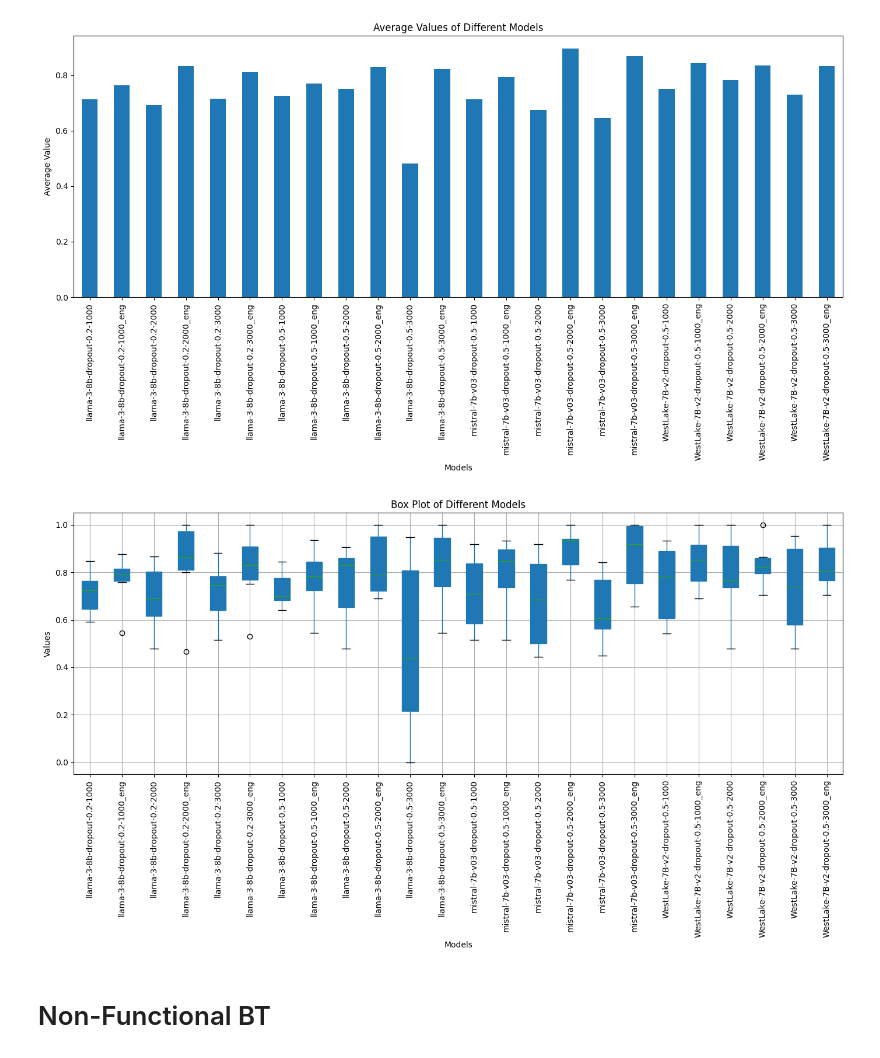
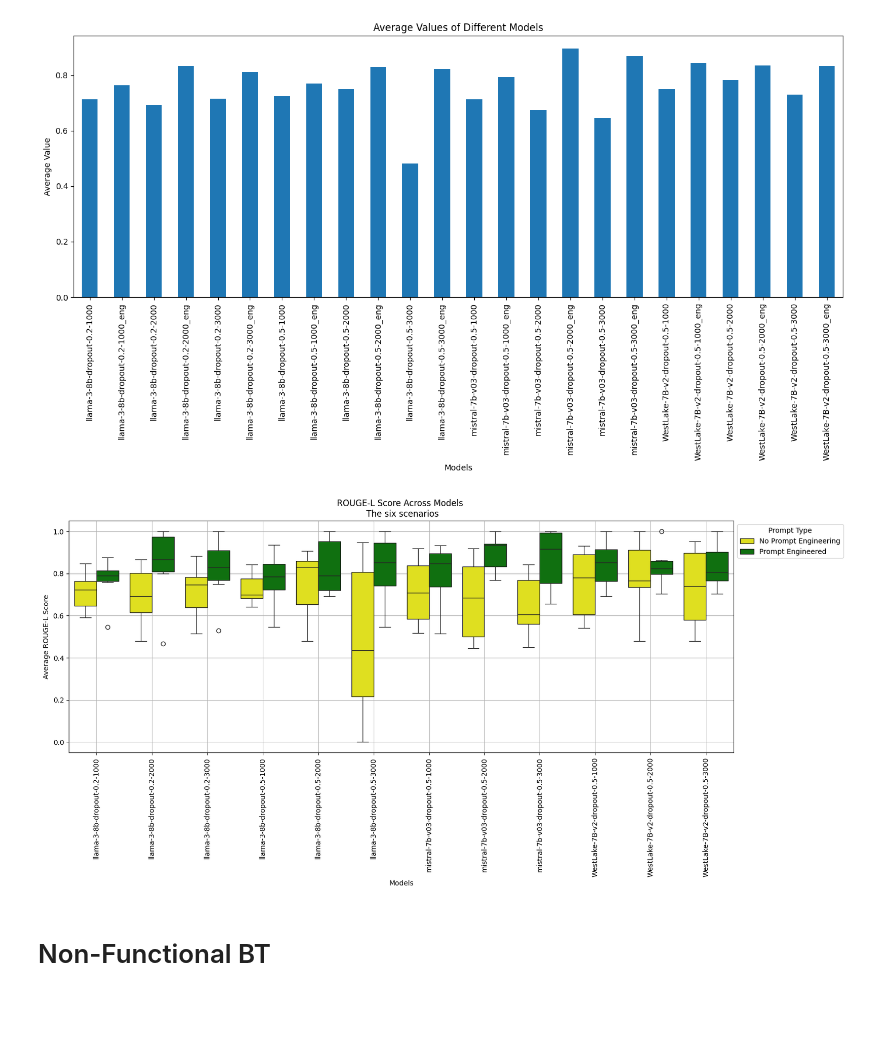
Before and after one commit to Mohammed-majeed/Minions, a Jupyter notebook: finetune experiment/visualization.ipynb, the cells around one changed output. Drawn from its saved outputs; the diff is of its cells as text; code cells hidden in the pictures; blank space fills up the shorter version.

```diff
--- a/finetune experiment/visualization.ipynb
+++ b/finetune experiment/visualization.ipynb
@@ -262,26 +264,46 @@ plt.tight_layout()
 plt.show()
 # %% [output]
 [figure]
+# %%
+# Prepare the data for plotting
+df_melted = ROUGE_L_df.melt(var_name='Model', value_name='ROUGE-L Score')
+df_melted['Base Model'] = df_melted['Model'].apply(lambda x: x.replace('_eng', '') if '_eng' in x else x)
+df_melted['Prompt Type'] = df_melted['Model'].apply(lambda x: 'Prompt Engineered' if '_eng' in x else 'No Prompt Engineering')
+
+# Plot the data as a box plot with different colors for prompt types
+plt.figure(figsize=(14, 8))
+box = sns.boxplot(x='Base Model', y='ROUGE-L Score', hue='Prompt Type', data=df_melted, palette={'No Prompt Engineering': 'yellow', 'Prompt Engineered': 'green'})
+plt.title('ROUGE-L Score Across Models \n The six scenarios')
+plt.xlabel('Models')
+plt.ylabel('Average ROUGE-L Score')
+plt.xticks(rotation=90)
+plt.tight_layout()
+plt.legend(title='Prompt Type', bbox_to_anchor=(1, 1), loc='upper left')
+plt.grid(True)
+
+plt.savefig("ROUGE-L Score Across Models The six scenarios.png")
+# Display the plot
+plt.show()
+# %% [output]
+[figure, added]
 # %%
-# Convert the data to a DataFrame
-df = ROUGE_L_df
-# Plot the data as a box plot with yellow boxes
-plt.figure(figsize=(14, 8))
-box = df.boxplot(rot=90, patch_artist=True)
+# # Convert the data to a DataFrame
+# df = ROUGE_L_df
+# # Plot the data as a box plot with yellow boxes
+# plt.figure(figsize=(14, 8))
+# box = df.boxplot(rot=90, patch_artist=True)
 
-# Set the color of each box to yellow
-for patch in box.artists:
-    patch.set_facecolor('yellow')
+# # Set the color of each box to yellow
+# for patch in box.artists:
+#     patch.set_facecolor('yellow')
 
-plt.title('Box Plot of Different Models')
-plt.xlabel('Models')
-plt.ylabel('Values')
-plt.tight_layout()
+# plt.title('ROUGE-L score across models Models')
+# plt.xlabel('Models')
+# plt.ylabel('Average ROUGE-L score')
+# plt.tight_layout()
 
-# Display the plot
-plt.show()
+# # Display the plot
+# plt.show()
-# %% [output]
-[figure, removed]
 # %% [markdown]
 # Non-Functional BT
 # %%
```
Also changed, not shown: parts of 12 cells of this notebook, 27 other files.
